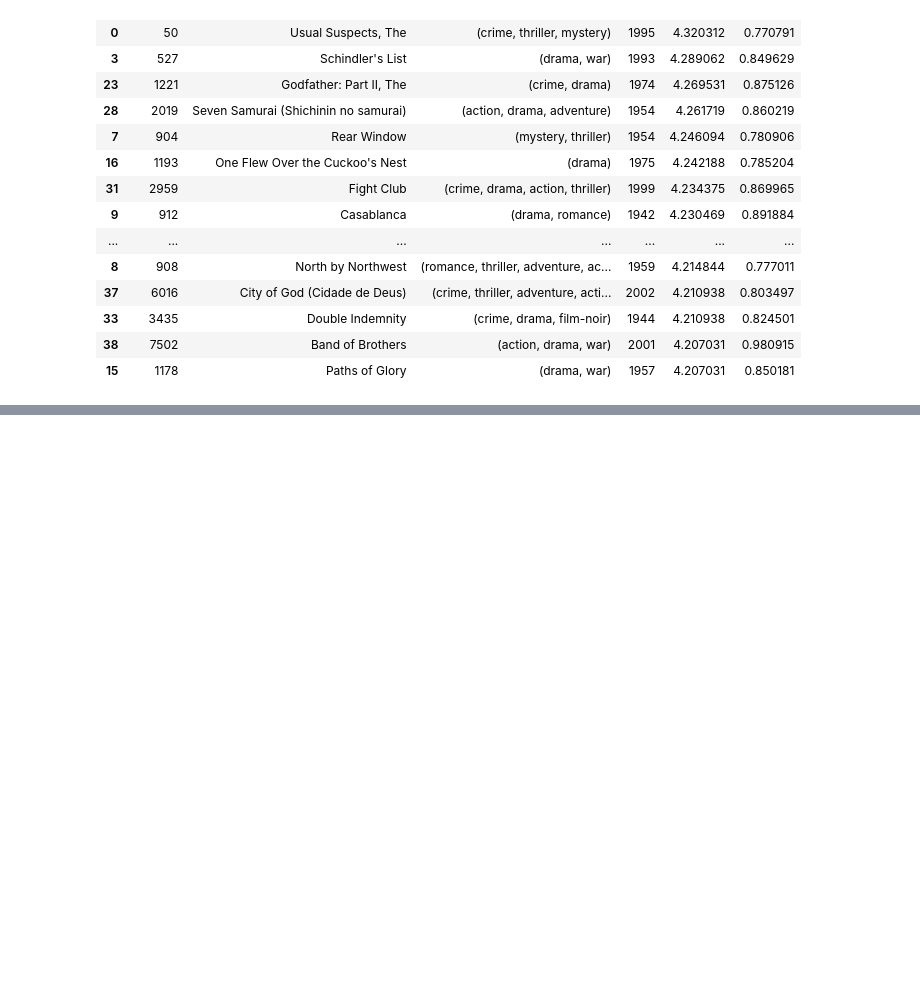
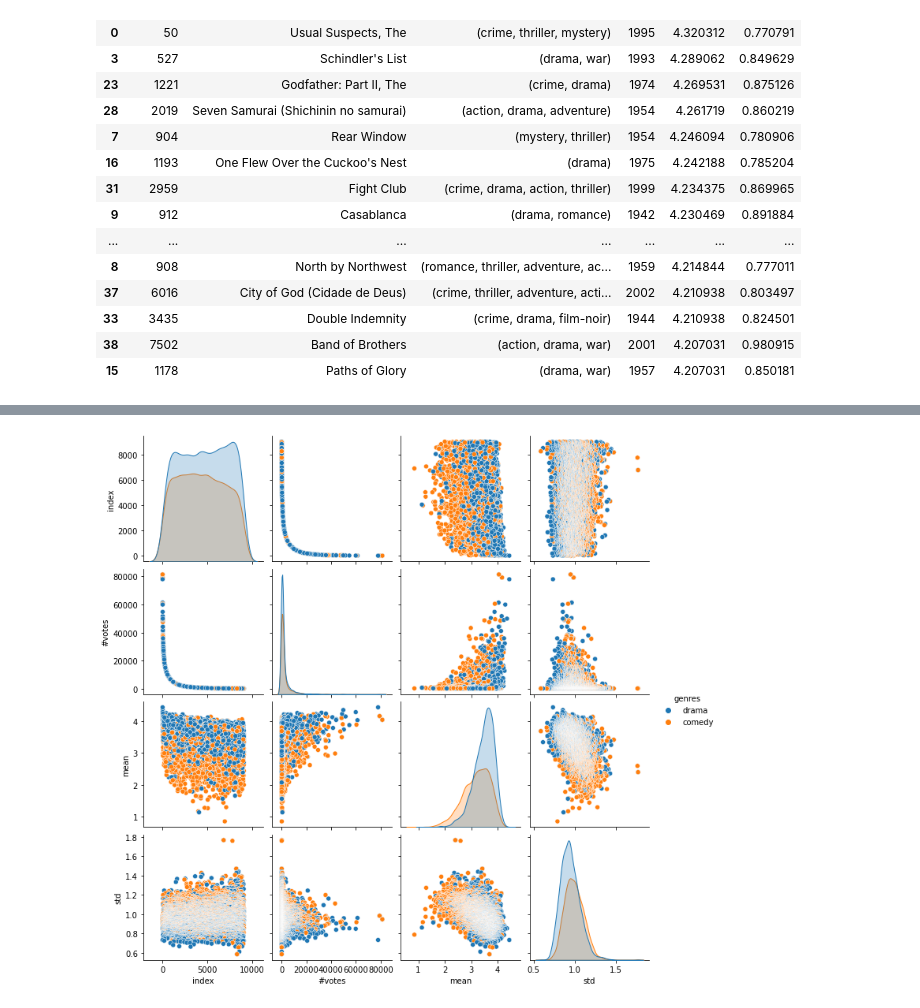
Before and after one commit to olimpia1/sb_boot_camp_ds, a Jupyter notebook: DataAnalysis.ipynb, the cells around one changed output, grey strips where cells are left out. Cells and saved outputs as stored; diff of their text form; code cells hidden in the pictures; blank space fills up the shorter version.

```diff
--- a/DataAnalysis.ipynb
+++ b/DataAnalysis.ipynb
@@ -832,0 +943,7 @@ dfm.merge(great_movies, on='movieId', how='inner').sort_values(by='mean',ascendi
+# %%
+# lets add one more dimension to this analysis
+# and see how distributions differ for genres
+dfg = dfc[['#votes','mean','std','genres']].copy()
+dfg['genres'] = dfg['genres'].apply(lambda x: list(x))
+dfg = dfg.explode('genres')
+dfg
@@ -832,0 +964,3 @@ dfm.merge(great_movies, on='movieId', how='inner').sort_values(by='mean',ascendi
+# %%
+dfgg = dfg[dfg['genres'].isin(['drama','comedy'])]
+dfgg
@@ -832,0 +981,6 @@ dfm.merge(great_movies, on='movieId', how='inner').sort_values(by='mean',ascendi
+# %%
+# it's better to watch good drama then average comedy
+dfgg = dfgg.reset_index()
+sns.pairplot(dfgg,hue='genres');
+# %% [output]
+[figure, added]
```
Also changed, not shown: parts of 35 cells of this notebook.
